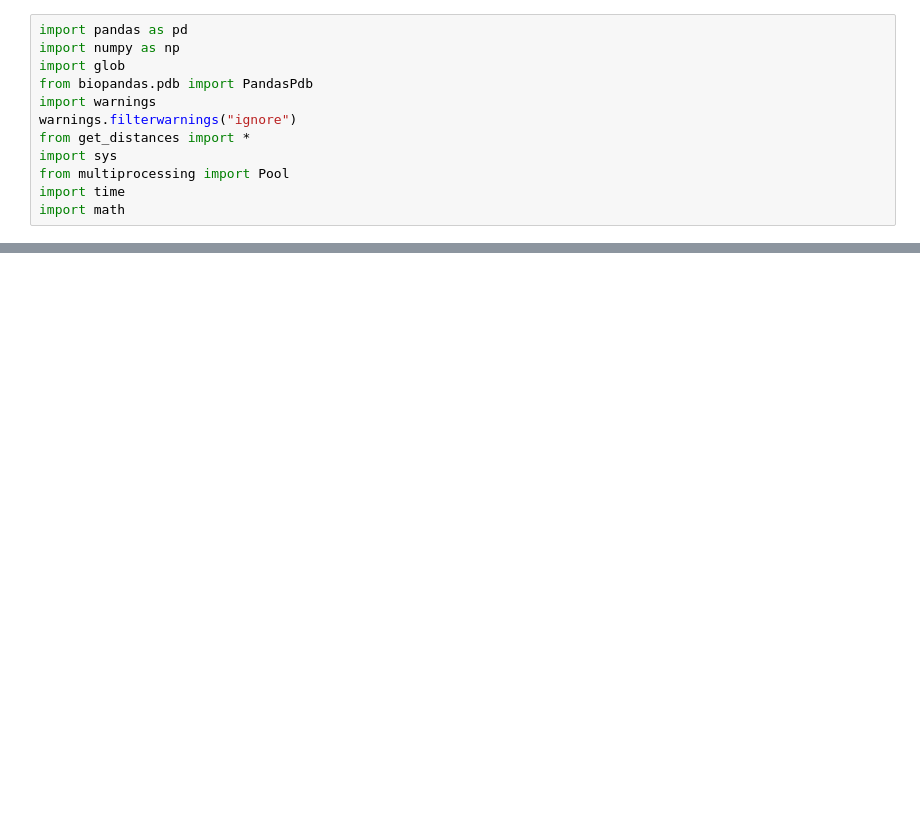
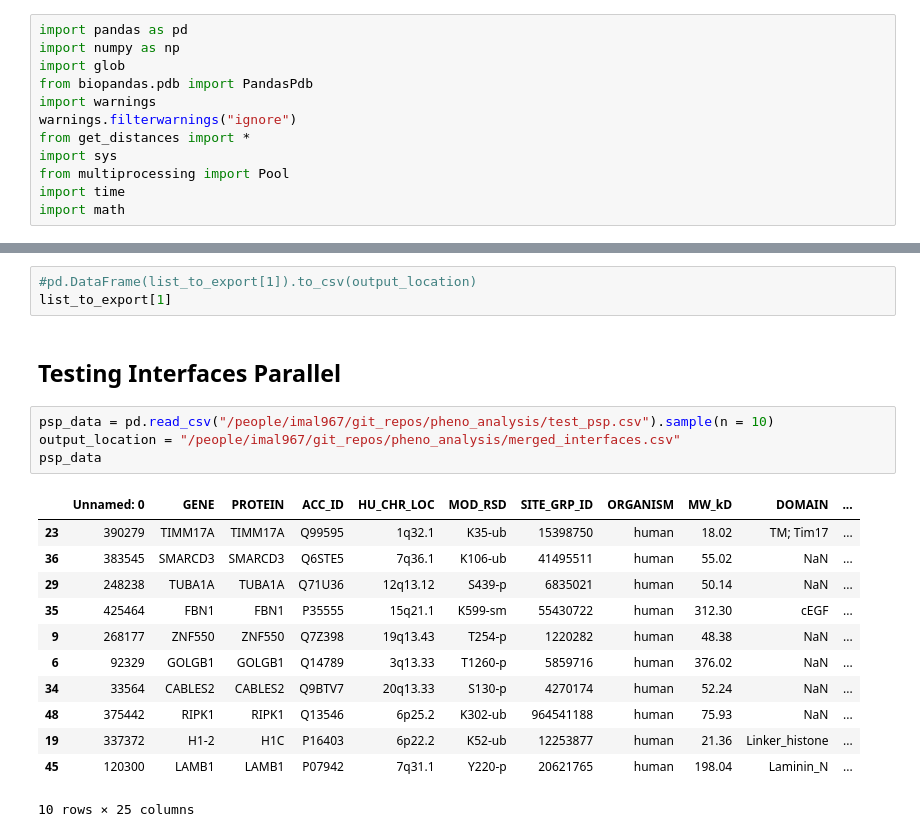
Before and after one commit to PhenoMeters/pheno_analysis, a Jupyter notebook: parallel_pocket_testing.ipynb, the cells around one changed output, grey strips where cells are left out. Drawn from its saved outputs; the diff is of its cells as text; blank space fills up the shorter version.

```diff
--- a/parallel_pocket_testing.ipynb
+++ b/parallel_pocket_testing.ipynb
@@ -121,0 +108,22 @@ AttributeError: 'list' object has no attribute 'to_csv'
+# %%
+#pd.DataFrame(list_to_export[1]).to_csv(output_location)
+list_to_export[1]
+# %% [markdown]
+## Testing Interfaces Parallel
+# %%
+psp_data = pd.read_csv("/people/imal967/git_repos/pheno_analysis/test_psp.csv").sample(n = 10)
+output_location = "/people/imal967/git_repos/pheno_analysis/merged_interfaces.csv"
+psp_data
+# %% [output]
+|  | Unnamed: 0 | GENE | PROTEIN | ACC_ID | HU_CHR_LOC | MOD_RSD | SITE_GRP_ID | ORGANISM | MW_kD | DOMAIN | ... |
+| 23 | 390279 | TIMM17A | TIMM17A | Q99595 | 1q32.1 | K35-ub | 15398750 | human | 18.02 | TM; Tim17 | ... |
+| 36 | 383545 | SMARCD3 | SMARCD3 | Q6STE5 | 7q36.1 | K106-ub | 41495511 | human | 55.02 | NaN | ... |
+| 29 | 248238 | TUBA1A | TUBA1A | Q71U36 | 12q13.12 | S439-p | 6835021 | human | 50.14 | NaN | ... |
+| 35 | 425464 | FBN1 | FBN1 | P35555 | 15q21.1 | K599-sm | 55430722 | human | 312.30 | cEGF | ... |
+| 9 | 268177 | ZNF550 | ZNF550 | Q7Z398 | 19q13.43 | T254-p | 1220282 | human | 48.38 | NaN | ... |
+| 6 | 92329 | GOLGB1 | GOLGB1 | Q14789 | 3q13.33 | T1260-p | 5859716 | human | 376.02 | NaN | ... |
+| 34 | 33564 | CABLES2 | CABLES2 | Q9BTV7 | 20q13.33 | S130-p | 4270174 | human | 52.24 | NaN | ... |
+| 48 | 375442 | RIPK1 | RIPK1 | Q13546 | 6p25.2 | K302-ub | 964541188 | human | 75.93 | NaN | ... |
+| 19 | 337372 | H1-2 | H1C | P16403 | 6p22.2 | K52-ub | 12253877 | human | 21.36 | Linker_histone | ... |
+| 45 | 120300 | LAMB1 | LAMB1 | P07942 | 7q31.1 | Y220-p | 20621765 | human | 198.04 | Laminin_N | ... |
+10 rows × 25 columns
```
Also changed, not shown: parts of 9 cells of this notebook, 2 other files.
